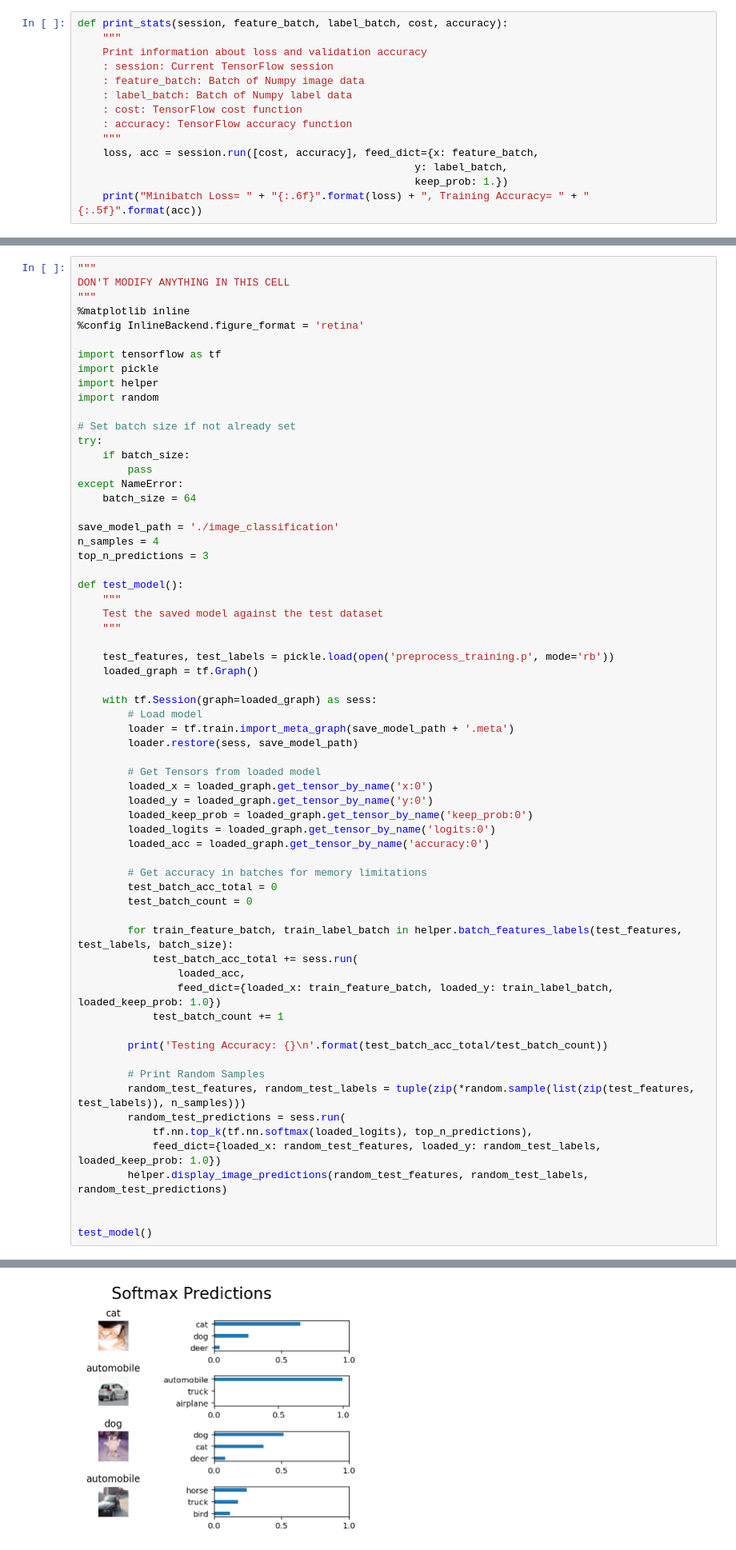
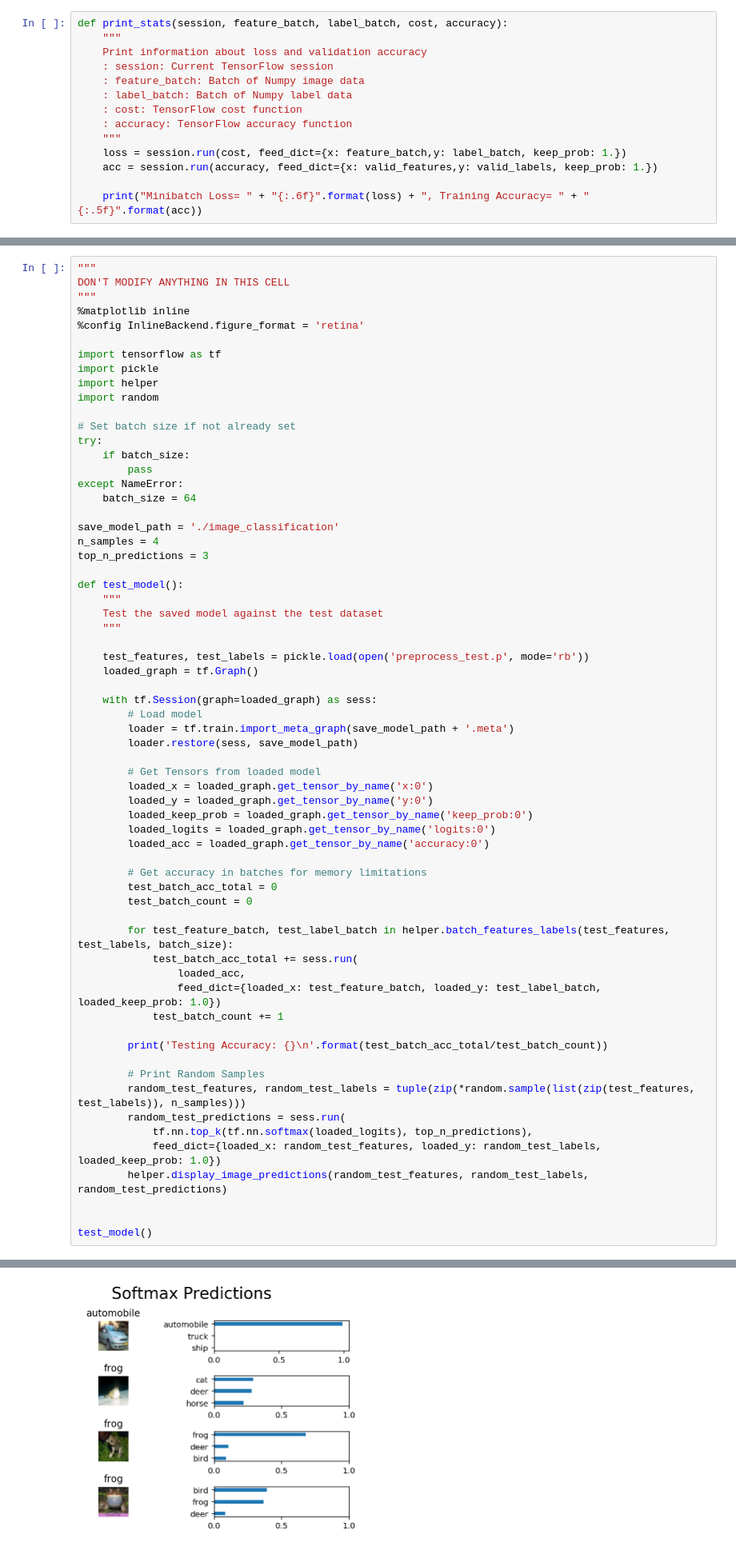
Before and after one commit to leros/Udacity-nd101-DeepLearning, a Jupyter notebook: image-classification/dlnd_image_classification.ipynb, the cells around one changed output, grey strips where cells are left out. Shown: that part at 80% size. Cells and saved outputs as stored; diff of their text form.

```diff
--- a/image-classification/dlnd_image_classification.ipynb
+++ b/image-classification/dlnd_image_classification.ipynb
@@ -522,9 +522,9 @@ def print_stats(session, feature_batch, label_batch, cost, accuracy):
     : cost: TensorFlow cost function
     : accuracy: TensorFlow accuracy function
     """
-    loss, acc = session.run([cost, accuracy], feed_dict={x: feature_batch,
-                                                      y: label_batch,
-                                                      keep_prob: 1.})
+    loss = session.run(cost, feed_dict={x: feature_batch,y: label_batch, keep_prob: 1.})
+    acc = session.run(accuracy, feed_dict={x: valid_features,y: valid_labels, keep_prob: 1.})
+
     print("Minibatch Loss= " + "{:.6f}".format(loss) + ", Training Accuracy= " + "{:.5f}".format(acc))
 # %% [markdown]
 ### Hyperparameters
@@ -650,7 +650,7 @@ def test_model():
     Test the saved model against the test dataset
     """
 
-    test_features, test_labels = pickle.load(open('preprocess_training.p', mode='rb'))
+    test_features, test_labels = pickle.load(open('preprocess_test.p', mode='rb'))
     loaded_graph = tf.Graph()
 
     with tf.Session(graph=loaded_graph) as sess:
@@ -669,10 +669,10 @@ def test_model():
         test_batch_acc_total = 0
         test_batch_count = 0
 
-        for train_feature_batch, train_label_batch in helper.batch_features_labels(test_features, test_labels, batch_size):
+        for test_feature_batch, test_label_batch in helper.batch_features_labels(test_features, test_labels, batch_size):
             test_batch_acc_total += sess.run(
                 loaded_acc,
-                feed_dict={loaded_x: train_feature_batch, loaded_y: train_label_batch, loaded_keep_prob: 1.0})
+                feed_dict={loaded_x: test_feature_batch, loaded_y: test_label_batch, loaded_keep_prob: 1.0})
             test_batch_count += 1
 
         print('Testing Accuracy: {}\n'.format(test_batch_acc_total/test_batch_count))
@@ -691,4 +691,4 @@ Testing Accuracy: 0.7309137658227848
-[figure, old version]
+[figure, new version]
 # %% [markdown]
 ## Why 50-70% Accuracy?
 You might be wondering why you can't get an accuracy any higher. First things first, 50% isn't bad for a simple CNN.  Pure guessing would get you 10% accuracy. However, you might notice people are getting scores [well above 70%](http://rodrigob.github.io/are_we_there_yet/build/classification_datasets_results.html#43494641522d3130).  That's because we haven't taught you all there is to know about neural networks. We still need to cover a few more techniques.
```
Also changed, not shown: parts of 3 cells of this notebook.
